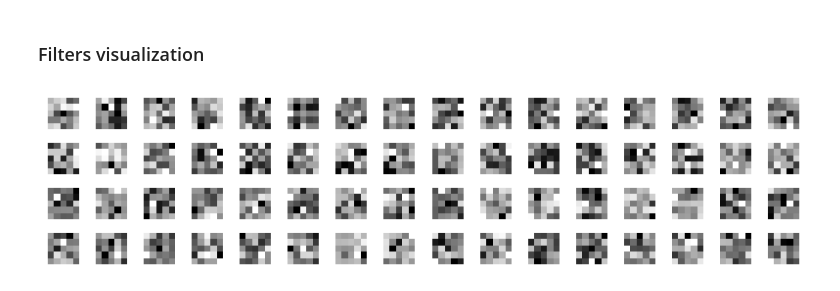
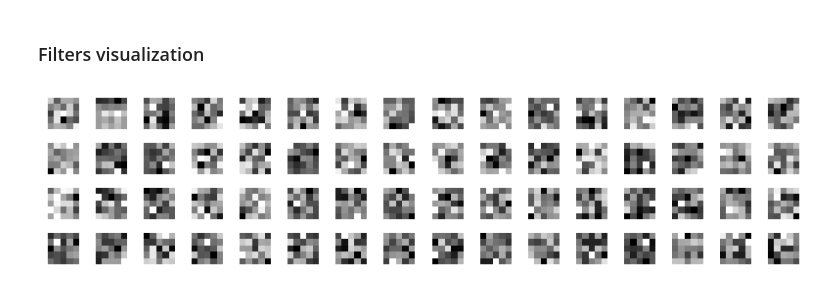
Before and after one commit to pedro-cardoso16/Super-Resolution, a Jupyter notebook: super_resolution.ipynb, the cells around one changed output. Drawn from its saved outputs; the diff is of its cells as text; code cells hidden in the pictures.

```diff
--- a/super_resolution.ipynb
+++ b/super_resolution.ipynb
@@ -40,14 +42,14 @@ train_loader = DataLoader(train_set, batch_size=32, shuffle=True)
 test_loader = DataLoader(test_set, batch_size=32, shuffle=True)
 
 model = ESPCN(upscale_factor)
-optimizer = torch.optim.Adam(model.parameters())
+optimizer = torch.optim.Adam(model.parameters(), lr=0.01)
 mse_loss = torch.nn.MSELoss()
 # %% [markdown]
 ## Model Training
 # %%
-epochs: int = 10
+epochs: int = 500
 
-for epoch in tqdm(range(epochs)):
+for epoch in tqdm(range(epochs),"Epochs"):
 
     # epoch training
     for input, target in train_loader:
@@ -68,8 +70,8 @@ for epoch in tqdm(range(epochs)):
     torch.save(
         model,
         os.path.join(
-            "tmp",".model_parameters",
-            f"model-epoch_{epoch+1:03d}-upscale_factor_{upscale_factor:03d}.pth",
+            ".models",
+            f"model-{epoch+1:03d}-ups-{upscale_factor:03d}.pth",
         ),
     )
 # %% [markdown]
@@ -112,28 +80 @@ We verify the evolution of the model's performance with the number of
-# %%
-input_image = "dataset/BSDS300/images/test/3096.jpg"
-input_image = "Images/Zola/00000021_00.png"
-
-
-img = PIL.Image.open(input_image).convert("YCbCr")
-y, cb, cr = img.split()
-
-model = torch.load(
-    "tmp/.model_parameters/model-epoch_010-upscale_factor_003.pth", weights_only=False
-)
-
-img_to_tensor = torchvision.transforms.ToTensor()
-input = img_to_tensor(y).view(1, -1, y.size[1], y.size[0])
-
-out = model(input)
-out = out.cpu()
-out_img_y = out[0].detach().numpy()
-out_img_y *= 255.0
-out_img_y = out_img_y.clip(0, 255)
-out_img_y = PIL.Image.fromarray(np.uint8(out_img_y[0]), mode="L")
-
-out_img_cb = cb.resize(out_img_y.size, PIL.Image.BICUBIC)
-out_img_cr = cr.resize(out_img_y.size, PIL.Image.BICUBIC)
-img_out = PIL.Image.merge("YCbCr", [out_img_y, out_img_cb, out_img_cr]).convert("RGB")
-
-img_out.save("tmp/output_file.jpg")
 # %% [markdown]
@@ -216,25 +163,25 @@ plt.show()
 ### Filters visualization
 # %%
 model: ESPCN = torch.load(
-    "tmp/.model_parameters/model-epoch_010-upscale_factor_003.pth", weights_only=False
+    ".models/model-100-ups-003.pth", weights_only=False
 )
 
 # first layer filter
 filters = model.conv1.weight.detach()
 
 grid_size = len(filters)
 
 fig, axes = plt.subplots(4, 16, figsize=(8, 2))
 
 for i, ax in enumerate(axes.flat):
     ax.imshow(filters[i][0].numpy(), cmap="gray")
     ax.axis("off")
 
 
 plt.tight_layout()
 plt.show()
 # %% [output]
-[figure, old version]
+[figure, new version]
 # %%
 # second layer filter
 filters = model.conv2.weight.detach()
```
Also changed, not shown: parts of 5 cells of this notebook, 8 other files.
